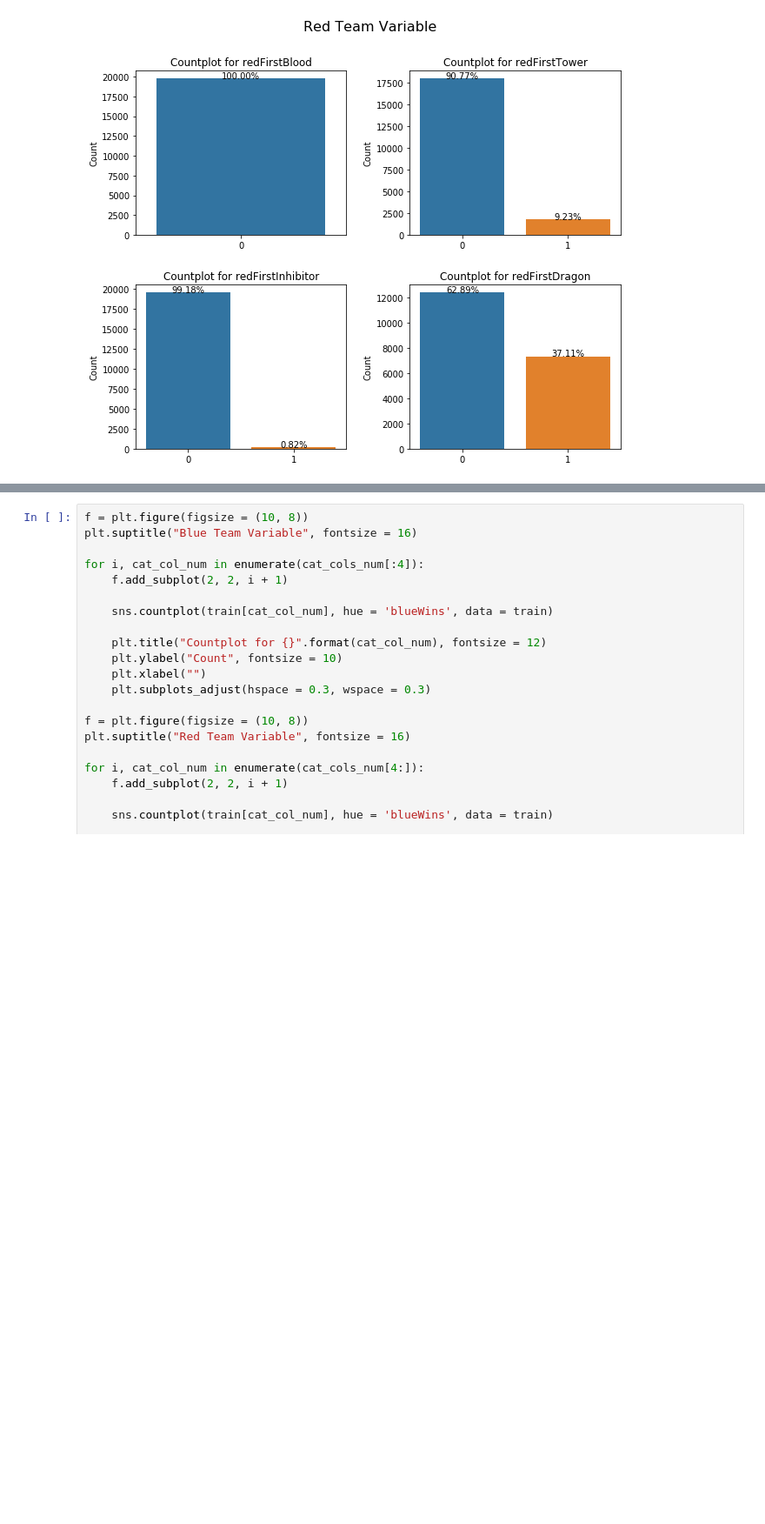
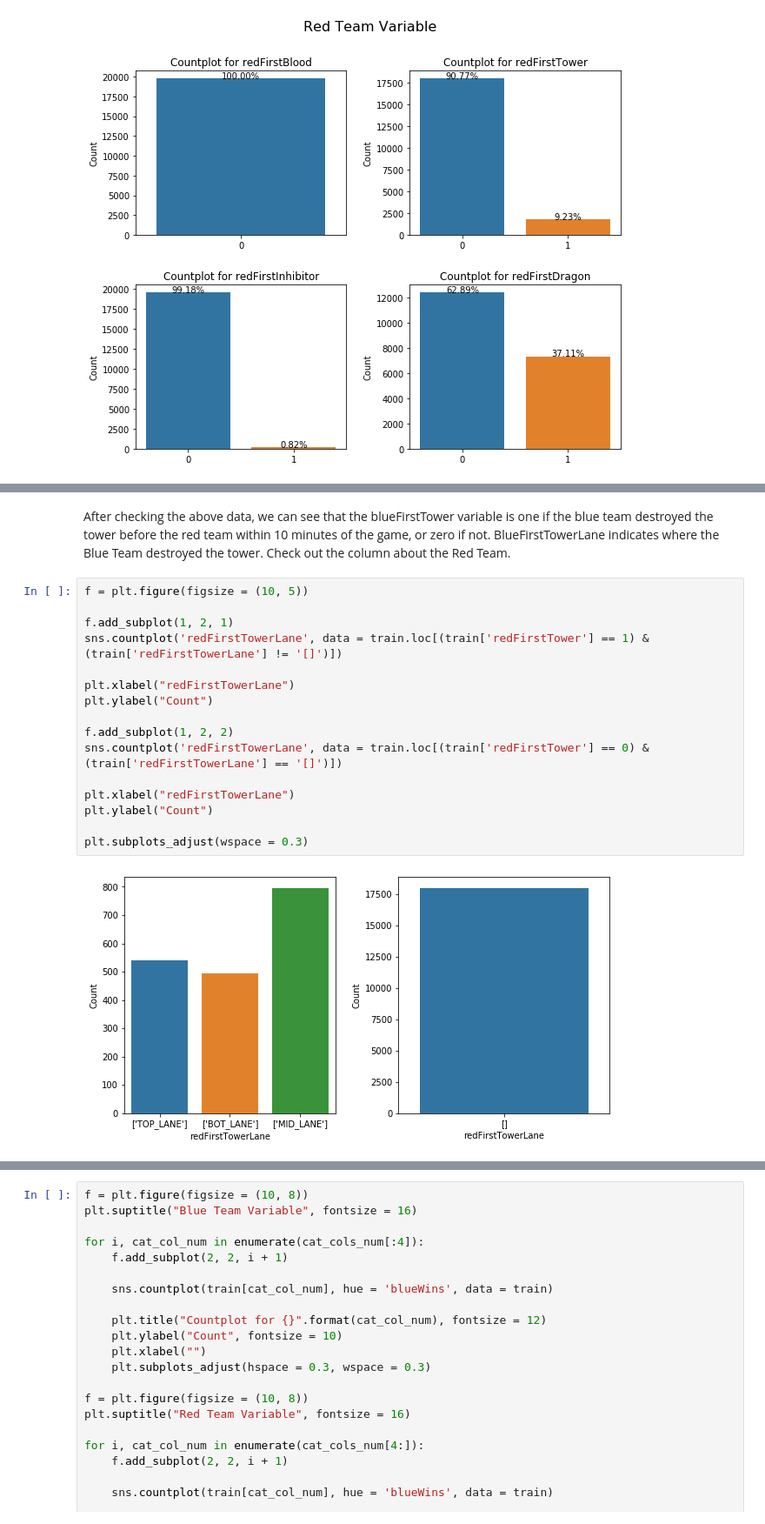
Before and after one commit to SSANGMAN/LoL, a Jupyter notebook: ipynb/Who_is_win_Exploratory Data Analysis_v1.ipynb, the cells around one changed output, grey strips where cells are left out. Shown: that part at 87% size. Saved outputs shown, nothing was run; the diff lists cells and outputs as text; blank space fills up the shorter version.

```diff
--- a/ipynb/Who_is_win_Exploratory Data Analysis_v1.ipynb
+++ b/ipynb/Who_is_win_Exploratory Data Analysis_v1.ipynb
@@ -385,0 +406,20 @@ for i, cat_col_num in enumerate(cat_cols_num[4:]):
+# %% [markdown]
+After checking the above data, we can see that the blueFirstTower variable is one if the blue team destroyed the tower before the red team within 10 minutes of the game, or zero if not. BlueFirstTowerLane indicates where the Blue Team destroyed the tower. Check out the column about the Red Team.
+# %%
+f = plt.figure(figsize = (10, 5))
+
+f.add_subplot(1, 2, 1)
+sns.countplot('redFirstTowerLane', data = train.loc[(train['redFirstTower'] == 1) & (train['redFirstTowerLane'] != '[]')])
+
+plt.xlabel("redFirstTowerLane")
+plt.ylabel("Count")
+
+f.add_subplot(1, 2, 2)
+sns.countplot('redFirstTowerLane', data = train.loc[(train['redFirstTower'] == 0) & (train['redFirstTowerLane'] == '[]')])
+
+plt.xlabel("redFirstTowerLane")
+plt.ylabel("Count")
+
+plt.subplots_adjust(wspace = 0.3)
+# %% [output]
+[figure, added]
```
Also changed, not shown: parts of 11 cells of this notebook.
